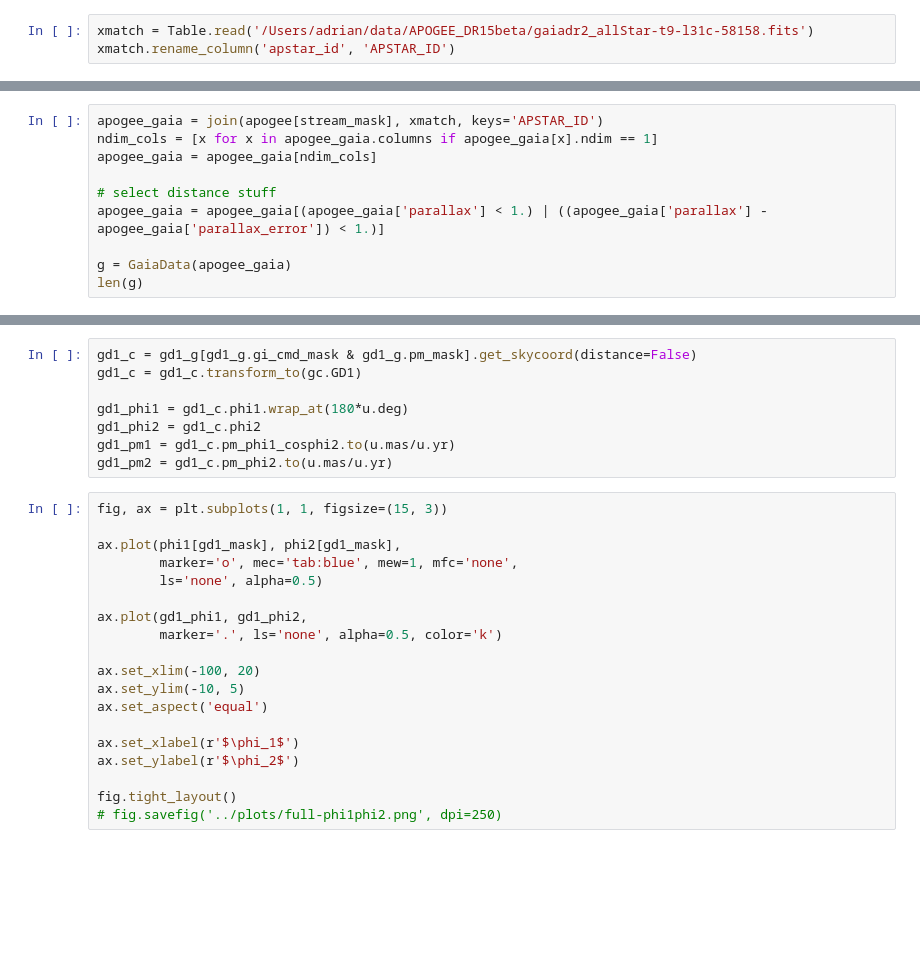
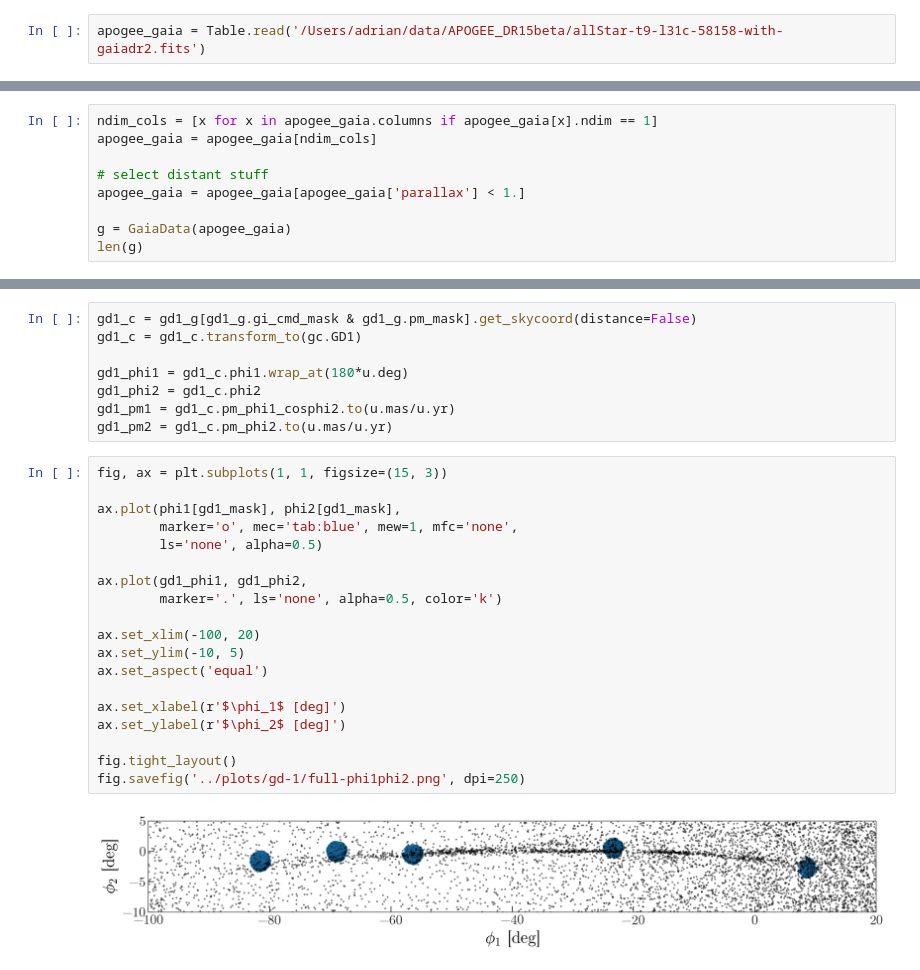
Before and after one commit to adrn/APOGEE-Streams, a Jupyter notebook: notebooks/GD-1-targeted.ipynb, the cells around one changed output, grey strips where cells are left out. Saved outputs shown, nothing was run; the diff lists cells and outputs as text; blank space fills up the shorter version.

```diff
--- a/notebooks/GD-1-targeted.ipynb
+++ b/notebooks/GD-1-targeted.ipynb
@@ -25,5 +50,4 @@ model_c_ref = gc.reflex_correct(model_c)
 # %%
 gd1_g = GaiaData('../../gd1-dr2/data/gd1-master.fits')
 # %%
-xmatch = Table.read('/Users/adrian/data/APOGEE_DR15beta/gaiadr2_allStar-t9-l31c-58158.fits')
-xmatch.rename_column('apstar_id', 'APSTAR_ID')
+apogee_gaia = Table.read('/Users/adrian/data/APOGEE_DR15beta/allStar-t9-l31c-58158-with-gaiadr2.fits')
@@ -35,10 +59,9 @@ stream_mask.sum()
 # %%
-apogee_gaia = join(apogee[stream_mask], xmatch, keys='APSTAR_ID')
 ndim_cols = [x for x in apogee_gaia.columns if apogee_gaia[x].ndim == 1]
 apogee_gaia = apogee_gaia[ndim_cols]
 
-# select distance stuff
-apogee_gaia = apogee_gaia[(apogee_gaia['parallax'] < 1.) | ((apogee_gaia['parallax'] - apogee_gaia['parallax_error']) < 1.)]
+# select distant stuff
+apogee_gaia = apogee_gaia[apogee_gaia['parallax'] < 1.]
 
 g = GaiaData(apogee_gaia)
 len(g)
@@ -89,22 +118,24 @@ gd1_pm2 = gd1_c.pm_phi2.to(u.mas/u.yr)
 # %%
 fig, ax = plt.subplots(1, 1, figsize=(15, 3))
 
 ax.plot(phi1[gd1_mask], phi2[gd1_mask],
         marker='o', mec='tab:blue', mew=1, mfc='none',
         ls='none', alpha=0.5)
 
 ax.plot(gd1_phi1, gd1_phi2,
         marker='.', ls='none', alpha=0.5, color='k')
 
 ax.set_xlim(-100, 20)
 ax.set_ylim(-10, 5)
 ax.set_aspect('equal')
 
-ax.set_xlabel(r'$\phi_1$')
-ax.set_ylabel(r'$\phi_2$')
+ax.set_xlabel(r'$\phi_1$ [deg]')
+ax.set_ylabel(r'$\phi_2$ [deg]')
 
 fig.tight_layout()
-# fig.savefig('../plots/full-phi1phi2.png', dpi=250)
+fig.savefig('../plots/gd-1/full-phi1phi2.png', dpi=250)
+# %% [output]
+[figure, added]
 # %%
 fig, axes = plt.subplots(1, 5, figsize=(15, 3))
 
```
Also changed, not shown: parts of 27 cells of this notebook, 11 other files.
